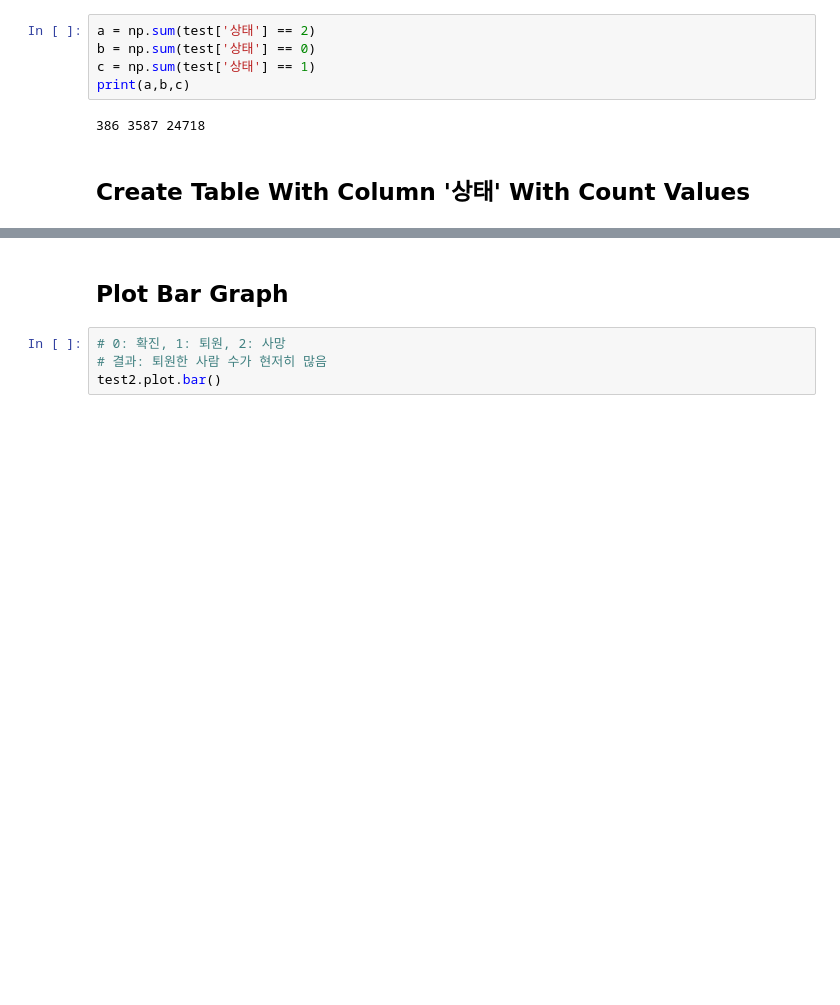
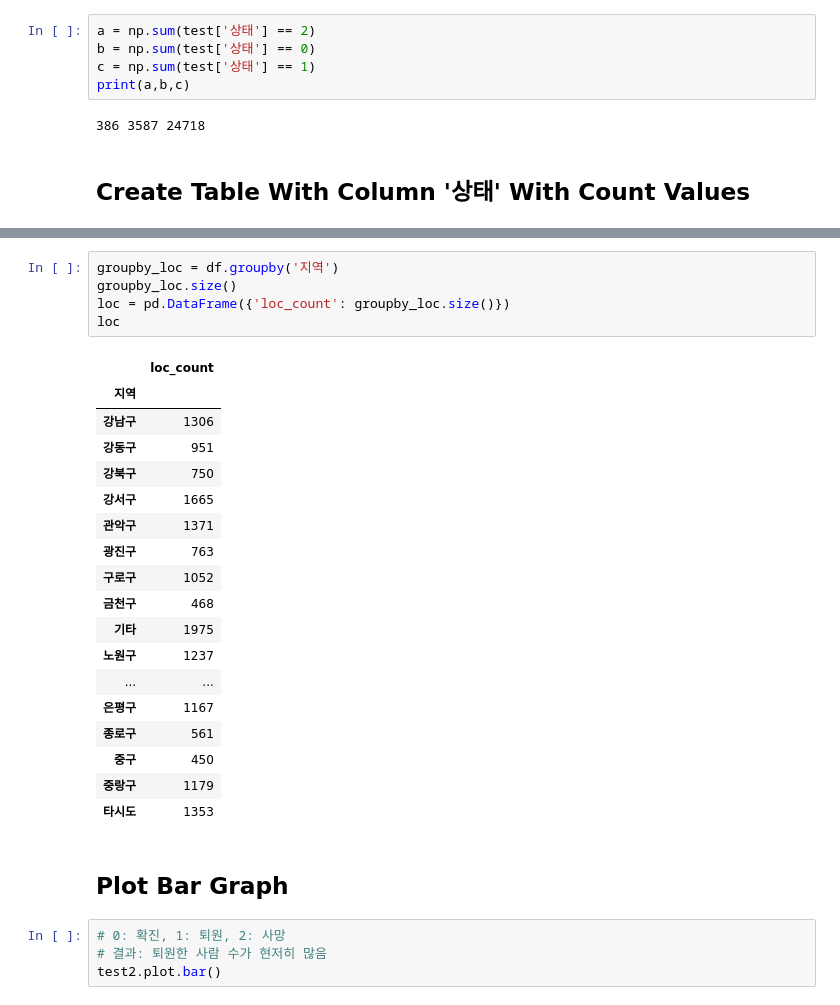
Before and after one commit to ajdeve/python, a Jupyter notebook: Review Pandas Using COVID-19 Seoul Data.ipynb, the cells around one changed output, grey strips where cells are left out. Cells and saved outputs as stored; diff of their text form; blank space fills up the shorter version.

```diff
--- a/Review Pandas Using COVID-19 Seoul Data.ipynb
+++ b/Review Pandas Using COVID-19 Seoul Data.ipynb
@@ -185,3 +185,27 @@ test2
+# %%
+groupby_loc = df.groupby('지역')
+groupby_loc.size()
+loc = pd.DataFrame({'loc_count': groupby_loc.size()})
+loc
+# %% [output]
+|  | loc_count |
+| 지역 |  |
+| 강남구 | 1306 |
+| 강동구 | 951 |
+| 강북구 | 750 |
+| 강서구 | 1665 |
+| 관악구 | 1371 |
+| 광진구 | 763 |
+| 구로구 | 1052 |
+| 금천구 | 468 |
+| 기타 | 1975 |
+| 노원구 | 1237 |
+| ... | ... |
+| 은평구 | 1167 |
+| 종로구 | 561 |
+| 중구 | 450 |
+| 중랑구 | 1179 |
+| 타시도 | 1353 |
 # %% [markdown]
 ## Plot Bar Graph
 # %%
```
Also changed, not shown: parts of 7 cells of this notebook.
